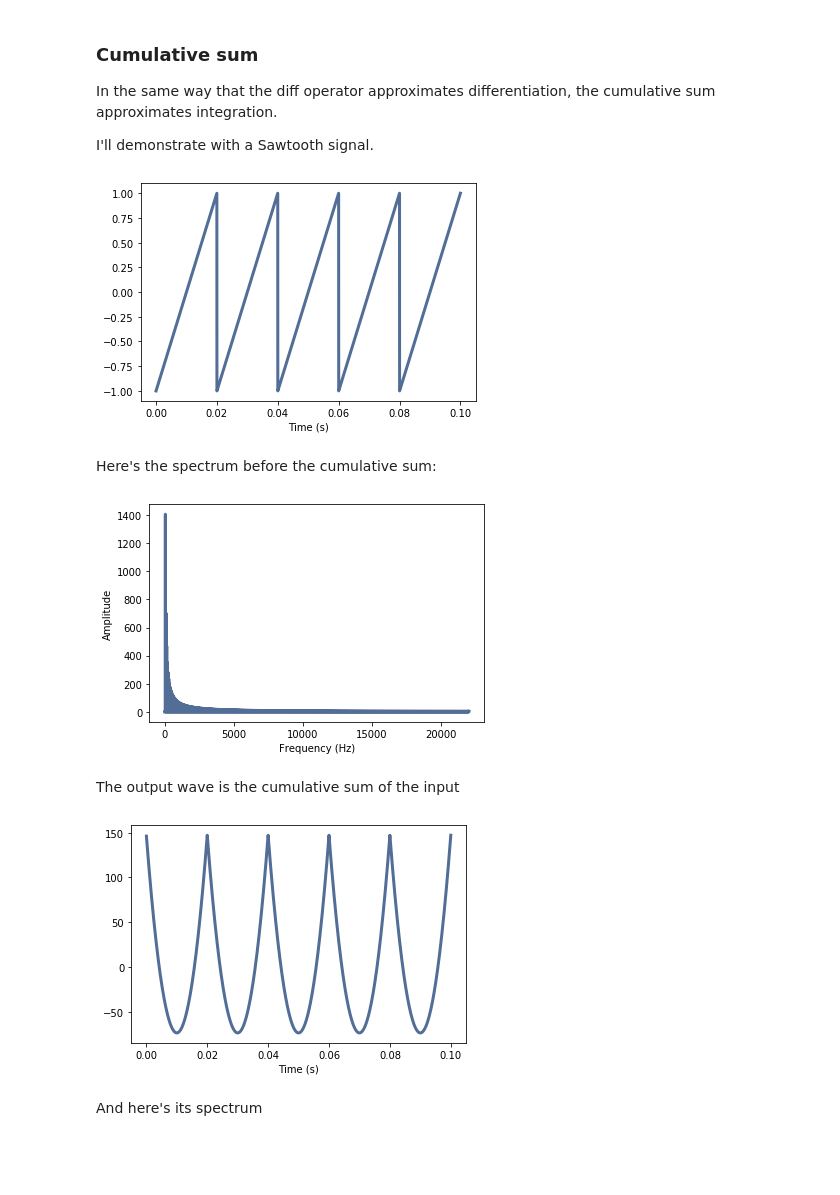
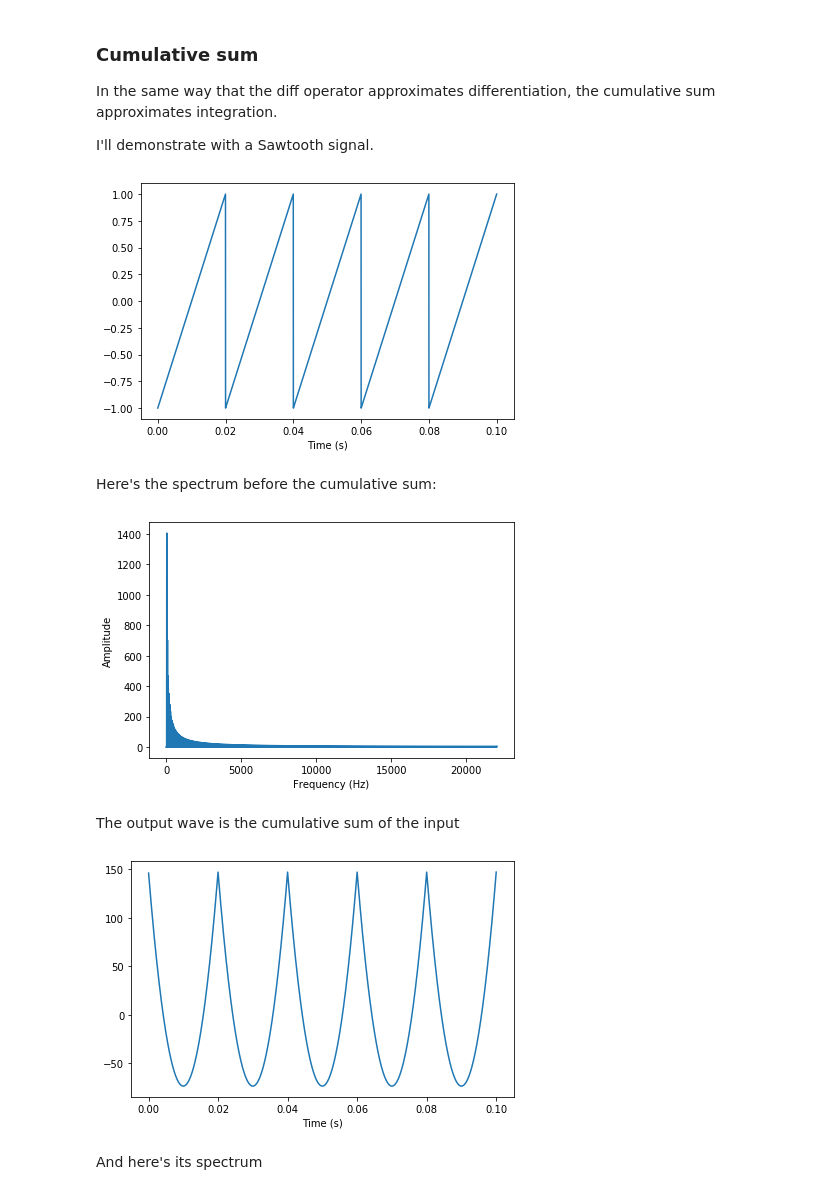
Before and after one commit to AllenDowney/ThinkDSP, a Jupyter notebook: code/chap09.ipynb, the cells around one changed output. Cells and saved outputs as stored; diff of their text form; code cells hidden in the pictures; blank space fills up the shorter version.

```diff
--- a/code/chap09.ipynb
+++ b/code/chap09.ipynb
@@ -261,30 +274,31 @@ In the same way that the diff operator approximates differentiation, the cumulat
 
 I'll demonstrate with a Sawtooth signal.
 # %%
-in_wave = thinkdsp.SawtoothSignal(freq=50).make_wave(duration=0.1, framerate=44100)
+from thinkdsp import SawtoothSignal
+
+in_wave = SawtoothSignal(freq=50).make_wave(duration=0.1, framerate=44100)
 in_wave.unbias()
 in_wave.plot()
-thinkplot.config(xlabel='Time (s)')
+decorate(xlabel='Time (s)')
 # %% [output]
-[figure, old version]
+[figure, new version]
 # %% [markdown]
 Here's the spectrum before the cumulative sum:
 # %%
 in_spectrum = in_wave.make_spectrum()
 in_spectrum.plot()
-thinkplot.config(xlabel='Frequency (Hz)',
-                 ylabel='Amplitude')
+decorate(xlabel='Frequency (Hz)', ylabel='Amplitude')
 # %% [output]
-[figure, old version]
+[figure, new version]
 # %% [markdown]
 The output wave is the cumulative sum of the input
 # %%
 out_wave = in_wave.cumsum()
 out_wave.unbias()
 out_wave.plot()
-thinkplot.config(xlabel='Time (s)')
+decorate(xlabel='Time (s)')
 # %% [output]
-[figure, old version]
+[figure, new version]
 # %% [markdown]
 And here's its spectrum
 # %%
```
Also changed, not shown: parts of 42 cells of this notebook, 1 other file.
